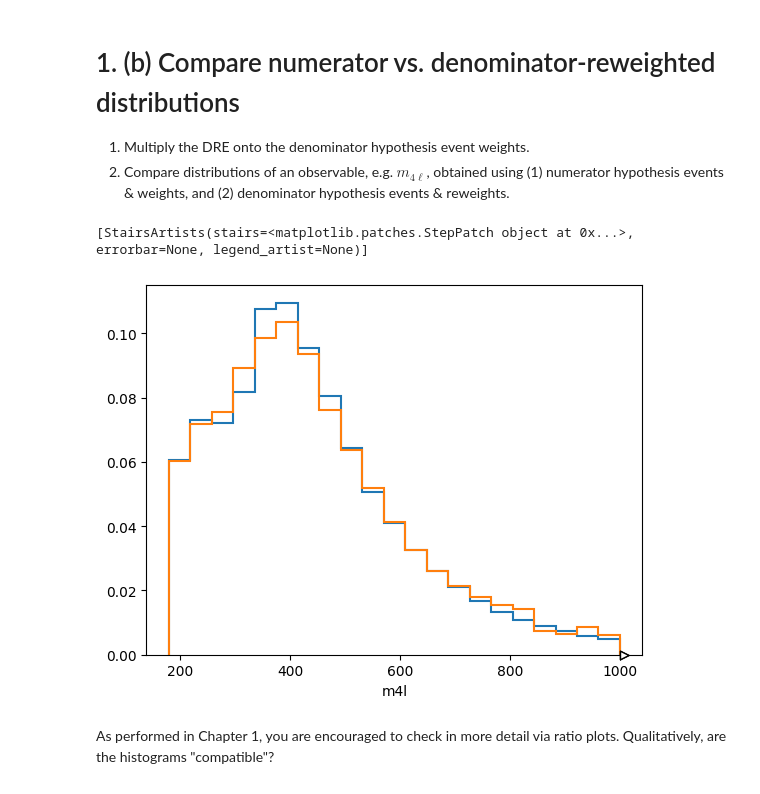
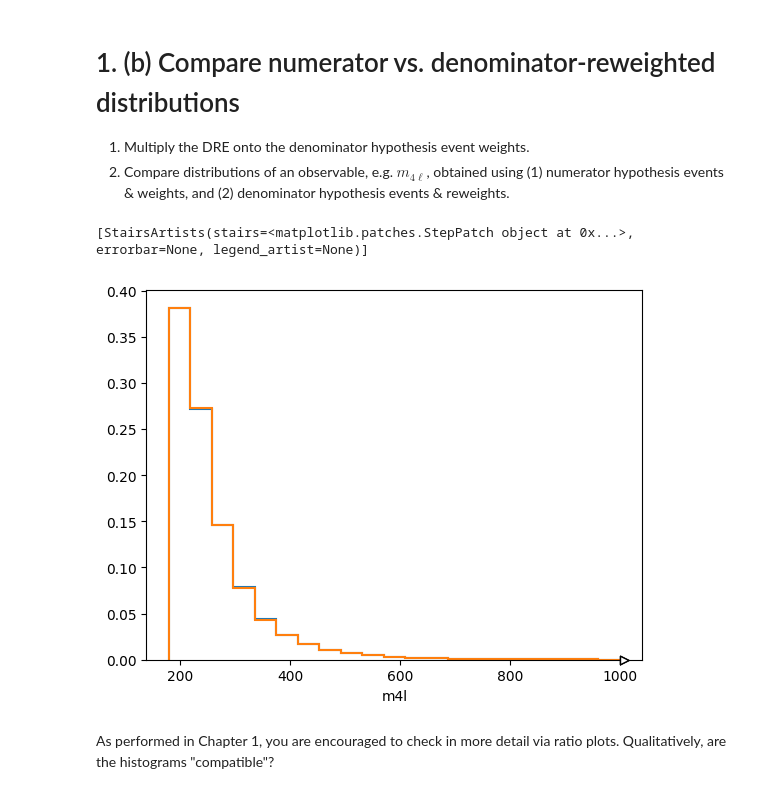
Before and after one commit to mohummudh/2025-lbnl, a Jupyter notebook: sessions/day2/nsbi-tutorial/tutorials/3_carl_diagnostics.ipynb, the cells around one changed output. Cells and saved outputs as stored; diff of their text form; code cells hidden in the pictures.

Commit message:
Done CARL diagnostics

```diff
--- a/sessions/day2/nsbi-tutorial/tutorials/3_carl_diagnostics.ipynb
+++ b/sessions/day2/nsbi-tutorial/tutorials/3_carl_diagnostics.ipynb
@@ -31,7 +31,7 @@ First, we'll load everything we need. Note that if you set the same seed for the
 run_dir = 'run/h4l'
 
 (events_sig_train, events_sig_val), (events_bkg_train, events_bkg_val) = carl.utils.load_data(run_dir, 'sig_over_bkg')
-(events_sbi_train, events_sbi_val), _ = carl.utils.load_data(run_dir, 'sig_over_bkg')  # same seed!
+(events_sbi_train, events_sbi_val), _ = carl.utils.load_data(run_dir, 'sbi_over_bkg')  # same seed!
 
 scaler_sig_over_bkg, model_sig_over_bkg = carl.utils.load_results(run_dir, 'sig_over_bkg')
 scaler_sbi_over_bkg, model_sbi_over_bkg = carl.utils.load_results(run_dir, 'sbi_over_bkg')
@@ -53,9 +53,9 @@ where $N$ is an arbitrary normalization factor (remember: we are performing a *d
 3. Perform the likelihood trick over the output.
 # %%
 # IMPLEMENT ME
-events_num_train, events_train_denom = events_sig_train, events_sig_val
-scaler = scaler_sig_over_bkg
-model = model_sig_over_bkg
+events_num_train, events_train_denom = events_sbi_train, events_sbi_val
+scaler = scaler_sbi_over_bkg
+model = model_sbi_over_bkg
 events_denom_train, events_denom_val = events_bkg_train, events_bkg_val
 
 X_denom_train, X_denom_val = scaler.transform(events_denom_train.kinematics[features_4l].to_numpy()), scaler.transform(events_denom_val.kinematics[features_4l].to_numpy())
@@ -81,31 +81,31 @@ Predicting: |
 # %%
 m4l_axis = hist.axis.Regular(21, 180, 1000, label = 'm4l')
 h_m4l_num = hist.Hist(m4l_axis)
 h_m4l_num_from_denom = hist.Hist(m4l_axis)
 
 def calculate_m4l(kinematics):
     p_l1 = vector.array({'pt': kinematics['l1_pt'], 'eta': kinematics['l1_eta'], 'phi': kinematics['l1_phi'], 'energy': kinematics['l1_energy']})
     p_l2 = vector.array({'pt': kinematics['l2_pt'], 'eta': kinematics['l2_eta'], 'phi': kinematics['l2_phi'], 'energy': kinematics['l2_energy']})
     p_l3 = vector.array({'pt': kinematics['l3_pt'], 'eta': kinematics['l3_eta'], 'phi': kinematics['l3_phi'], 'energy': kinematics['l3_energy']})
     p_l4 = vector.array({'pt': kinematics['l4_pt'], 'eta': kinematics['l4_eta'], 'phi': kinematics['l4_phi'], 'energy': kinematics['l4_energy']})
     return (p_l1 + p_l2 + p_l3 + p_l4).mass
 
 
 # IMPLEMENT ME
 # NOTE: What should you do about the arbitrary normalization factor, N, from above?
 w_num = torch.tensor(events_num_train.weights)
-w_num_from_denom = torch.tensor(events_denom_train.weights * r_num_over_denom)
+w_num_from_denom = torch.tensor(events_denom_train.weights) * r_num_over_denom
 w_num /= torch.sum(w_num)
 w_num_from_denom /= torch.sum(w_num_from_denom)
 
 h_m4l_num.fill( calculate_m4l(events_num_train.kinematics), weight=w_num)
 h_m4l_num_from_denom.fill( calculate_m4l(events_denom_train.kinematics), weight=w_num_from_denom)
 
 h_m4l_num.plot()
 h_m4l_num_from_denom.plot()
 # %% [output]
 [StairsArtists(stairs=<matplotlib.patches.StepPatch object at 0x...>, errorbar=None, legend_artist=None)]
-[figure, old version]
+[figure, new version]
 # %% [markdown]
 As performed in Chapter 1, you are encouraged to check in more detail via ratio plots. Qualitatively, are the histograms "compatible"?
 # %% [markdown]
```
Also changed, not shown: parts of 15 cells of this notebook, 1 other file.
